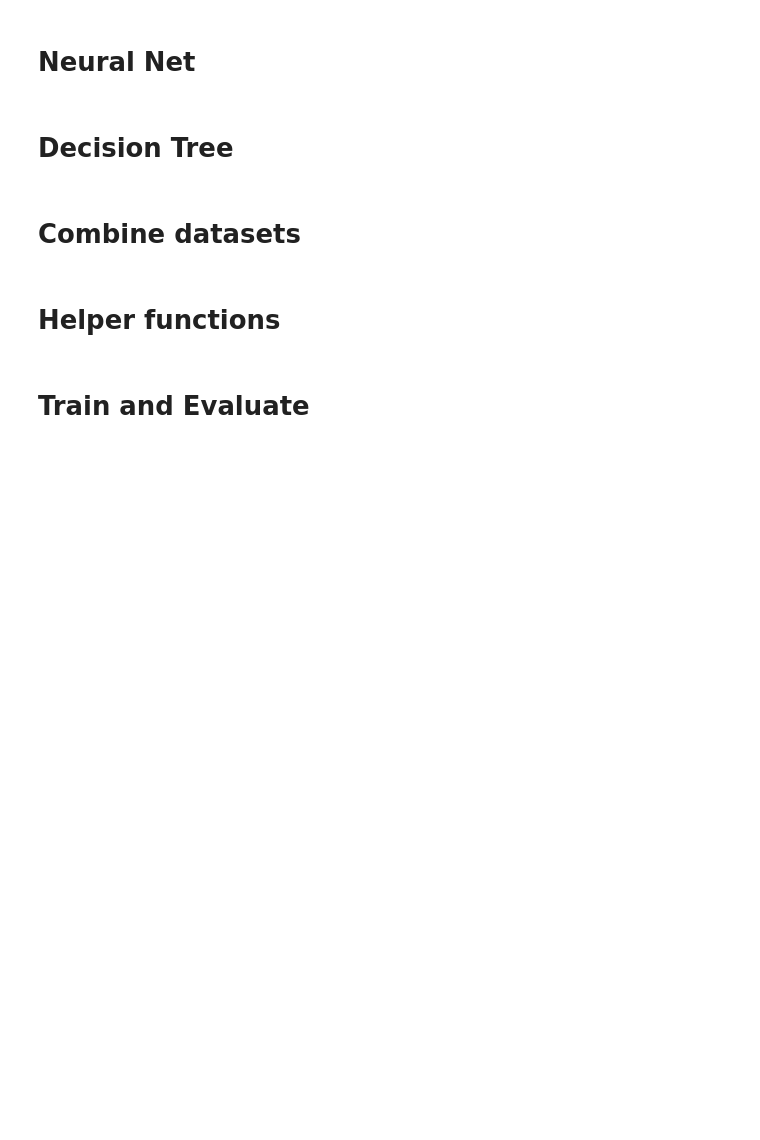
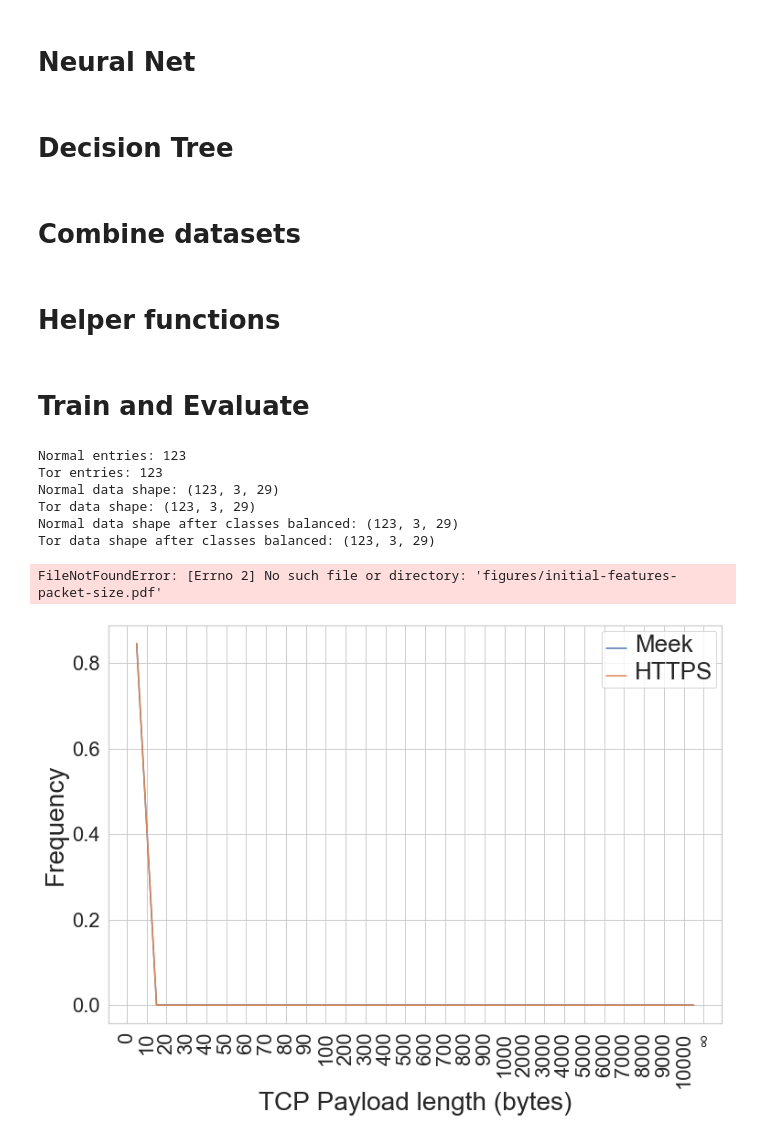
Before and after one commit to starfys/packet_captor_sakura, a Jupyter notebook: analysis/Research.ipynb, the cells around one changed output. Drawn from its saved outputs; the diff is of its cells as text; code cells hidden in the pictures; blank space fills up the shorter version.

```diff
--- a/analysis/Research.ipynb
+++ b/analysis/Research.ipynb
@@ -1001,8 +1001,23 @@ def generate_figures_mod(normal_data, tor_data, figure_dir, figure_size):
     plt.setp(ax.get_legend().get_texts(), fontsize='26') # for legend text
     fig.savefig(figure_dir / 'modified-features-iat.pdf', bbox_inches='tight')
     plt.show()
+# %%
+H_ROOT = Path('/mnt/data/pcap_data/blake/output-2019-02-25-01')
+A_ROOT = Path('/mnt/data/pcap_data/aws/output-2019-02-23-01')
+U_ROOT = Path('/mnt/data/pcap_data/patchouli/output-2019-03-29-01')
+
+T_ROOT = Path('../data_generator/data')
 # %%
 FIGURE_SIZE=(12,8)
-normal_data, tor_data = load_data(H_ROOT)
+normal_data, tor_data = load_data(T_ROOT)
 generate_figures(normal_data, tor_data, FIGURE_DIR, FIGURE_SIZE)
 generate_figures_mod(normal_data, tor_data, FIGURE_DIR, FIGURE_SIZE)
+# %% [output]
+Normal entries: 123
+Tor entries: 123
+Normal data shape: (123, 3, 29)
+Tor data shape: (123, 3, 29)
+Normal data shape after classes balanced: (123, 3, 29)
+Tor data shape after classes balanced: (123, 3, 29)
+FileNotFoundError: [Errno 2] No such file or directory: 'figures/initial-features-packet-size.pdf'
+[figure, added]
```
Also changed, not shown: parts of 3 cells of this notebook, 5 other files.
